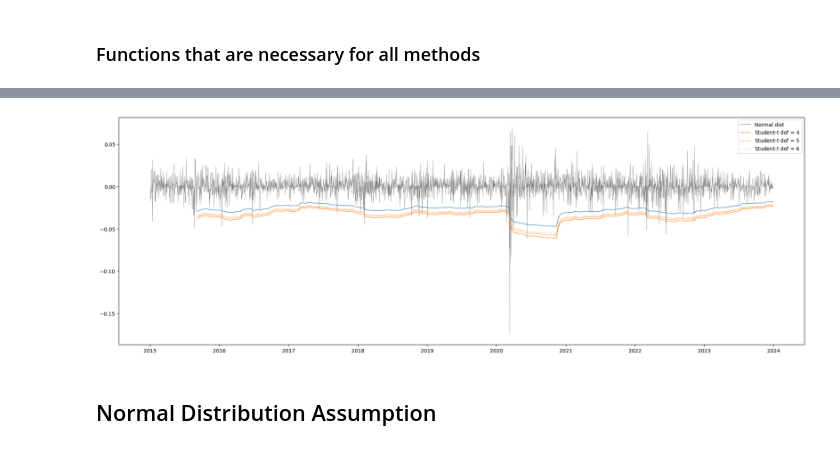
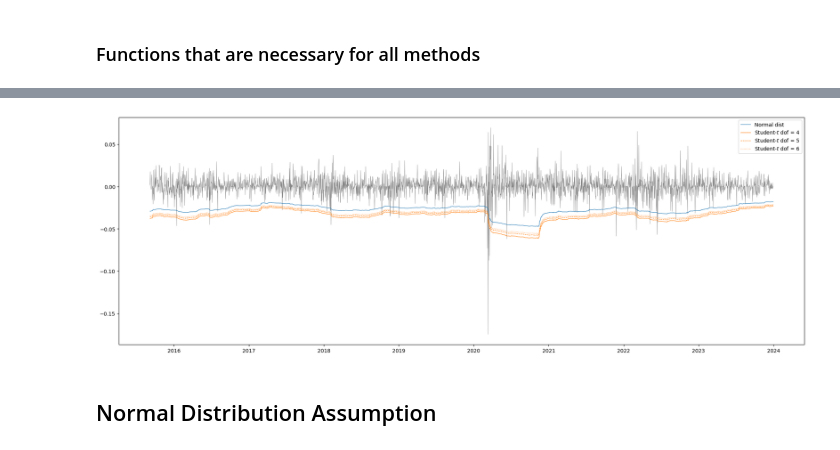
Before and after one commit to DaanZunnenberg/RiskFunctions, a Jupyter notebook: Assignment_1/Experiments.ipynb, the cells around one changed output, grey strips where cells are left out. Cells and saved outputs as stored; diff of their text form; code cells hidden in the pictures.

```diff
--- a/Assignment_1/Experiments.ipynb
+++ b/Assignment_1/Experiments.ipynb
@@ -72,7 +66,7 @@ from typing import Callable, Any
 def PortRet(*, data: pd.DataFrame, weights: np.array) -> pd.DataFrame:
     return data @ weights
 
-def VCV(data: pd.DataFrame, window_size: int, port_weights: np.array, alpha: float, dist: Callable, **kwargs) -> float:
+def VCV(data: pd.DataFrame, window_size: int, port_weights: np.array, alpha: float, dist: Callable, **kwargs) -> float | pd.DataFrame:
     """
     Calculate the Value at Risk metric using dist
     """
@@ -82,3 +76,21 @@ def VCV(data: pd.DataFrame, window_size: int, port_weights: np.array, alpha: flo
     portfolio_VaR = pd.DataFrame(portfolio_volatility, index = rolling_vol.index, columns = ['Vol'])
     portfolio_VaR['VaR'] = portfolio_volatility * dist(alpha, **kwargs)
     return portfolio_VaR
+
+def VCE(Vol: Any, alpha: float, dist: Callable, **kwargs) -> float:
+    """
+    Calculate the expected shortfall
+    """
+    alpha = 1 - alpha
+    match dist:
+        case stats.norm:
+            q: float = stats.norm.isf(alpha)
+            p: float = stats.norm.pdf(q)
+            return -1 * Vol * p / (1 - alpha)
+        case stats.t:
+            df: int | float = kwargs.get('df', 4)
+            q: float = stats.t.isf(alpha, df = df)
+            p: float = stats.t.pdf(q, df = df)
+            return -1 * Vol * ((df + (q ** 2)) / (df - 1)) * p / (1 - alpha)
+        case _:
+            raise NotImplementedError()
@@ -85,3 +138,6 @@ def VCV(data: pd.DataFrame, window_size: int, port_weights: np.array, alpha: flo
+# %%
+portfolio_sliced = portfolio_df[250:]
+GARCH = VCV_ES_GARCH(portfolio_sliced, weights = PORTFOLIO_WEIGHTS)
 # %%
 VaR_data_norm = VCV(portfolio_df, window_size = 250, port_weights = PORTFOLIO_WEIGHTS, alpha = .05, dist = stats.norm.ppf)
 VaR_data_t_df4 = VCV(portfolio_df, window_size = 250, port_weights = PORTFOLIO_WEIGHTS, alpha = .05, dist = stats.t.ppf, df = 4)
@@ -90,14 +194,14 @@ VaR_data_t_df6 = VCV(portfolio_df, window_size = 250, port_weights = PORTFOLIO_W
 # %%
 plt.rcParams['figure.figsize'] = (24, 8)
-plt.plot(PortRet(data = portfolio_df, weights = PORTFOLIO_WEIGHTS), lw = .5, c = 'black', alpha = .5)
+plt.plot(PortRet(data = portfolio_sliced, weights = PORTFOLIO_WEIGHTS), lw = .5, c = 'black', alpha = .5)
 plt.plot(VaR_data_norm.VaR, label = 'Normal dist', lw = .8)
 plt.plot(VaR_data_t_df4.VaR, label = 'Student-$t$ dof = 4', c = 'C1', lw = .8)
 plt.plot(VaR_data_t_df5.VaR, label = 'Student-$t$ dof = 5', c = 'C1', ls = 'dashed', lw = .8)
 plt.plot(VaR_data_t_df6.VaR, label = 'Student-$t$ dof = 6', c = 'C1', ls = 'dotted', lw = .8)
 plt.legend()
 plt.show()
 # %% [output]
-[figure, old version]
+[figure, new version]
 # %%
 def calculate_var_normal(annual_volatility, mean_return, z_score):
     """
```
Also changed, not shown: parts of 6 cells of this notebook.
